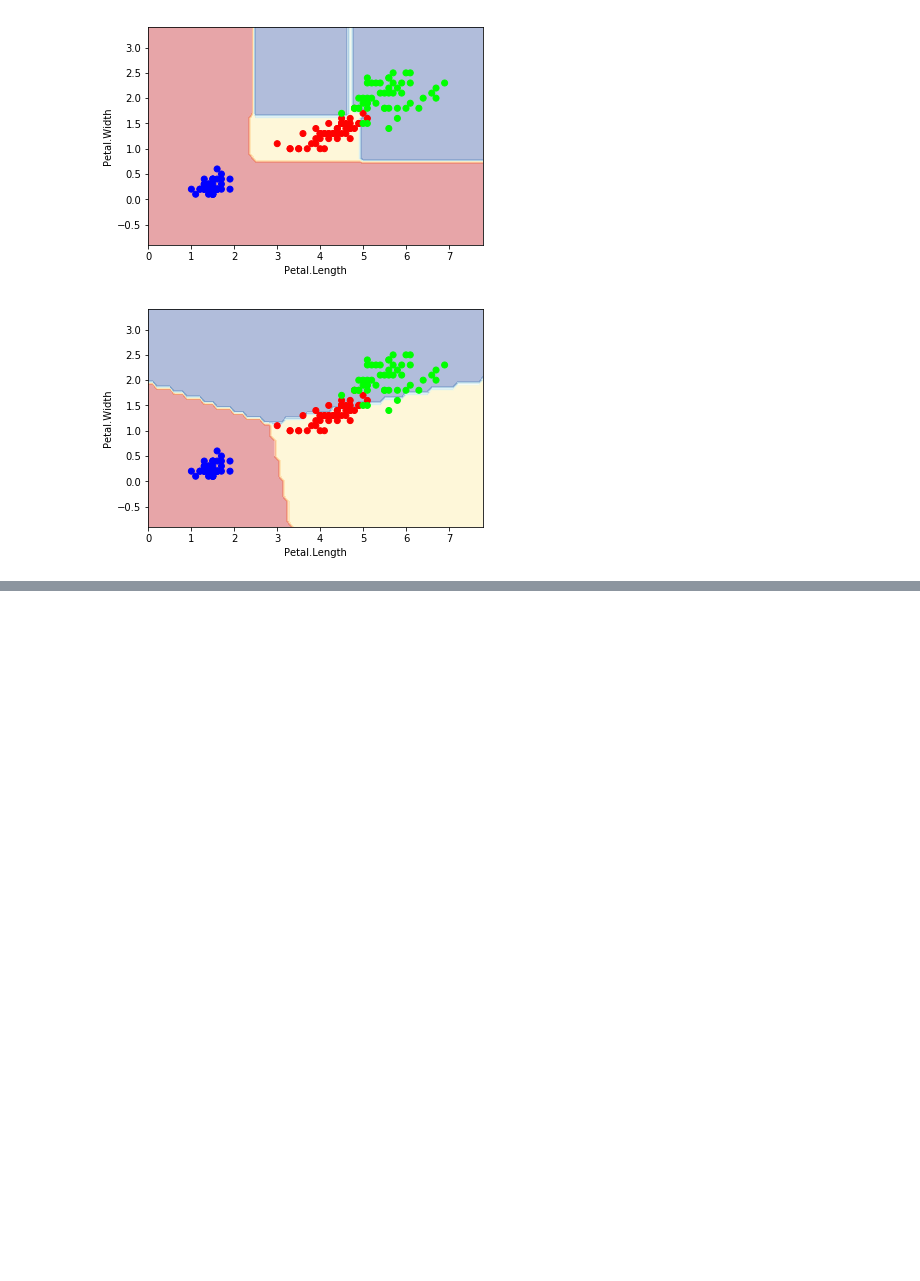
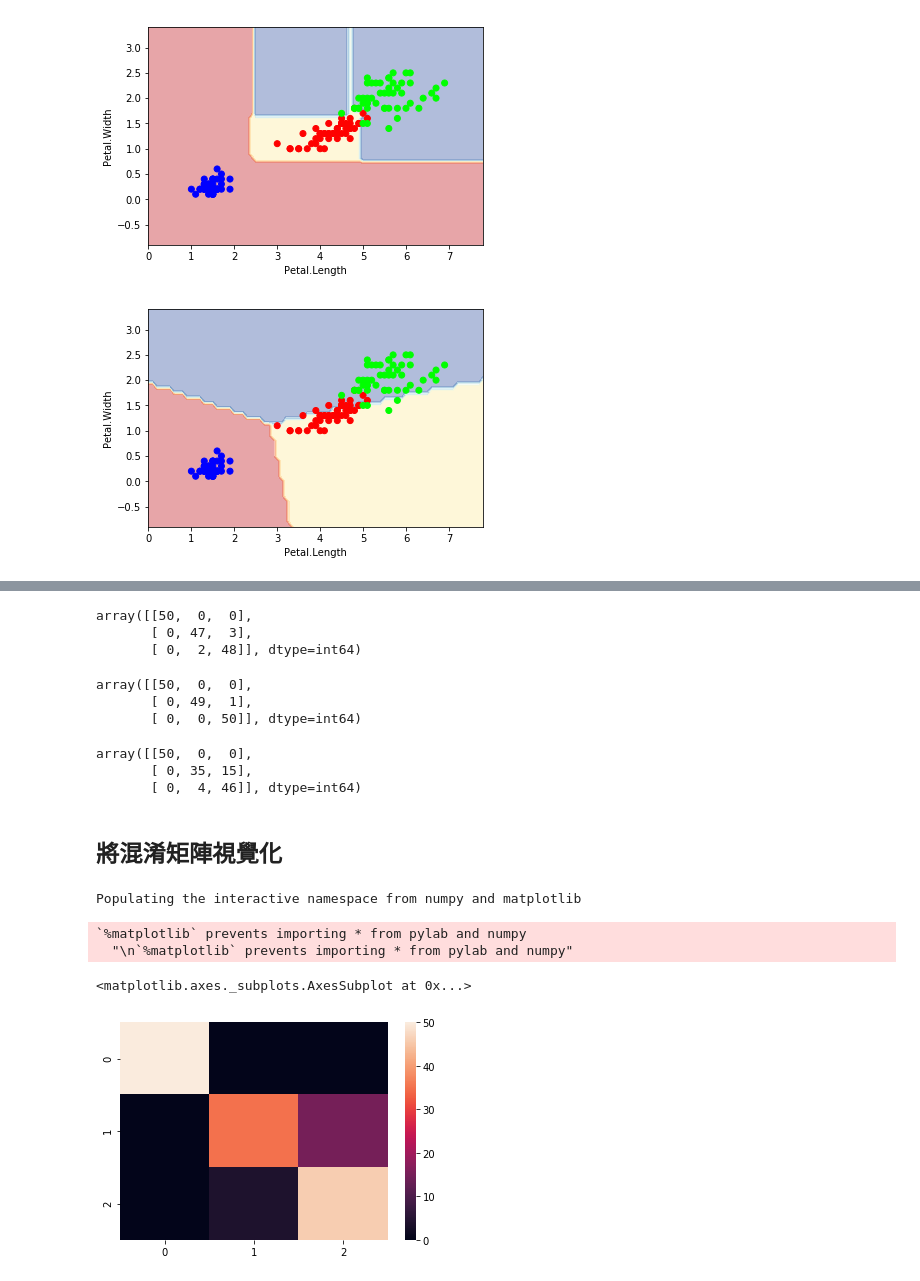
Before and after one commit to ywchiu/pyfintech, a Jupyter notebook: Demo20171026.ipynb, the cells around one changed output, grey strips where cells are left out. Cells and saved outputs as stored; diff of their text form; code cells hidden in the pictures; blank space fills up the shorter version.

```diff
--- a/Demo20171026.ipynb
+++ b/Demo20171026.ipynb
@@ -111,0 +142,22 @@ plot_estimator(clf4,X,y)
+# %%
+from sklearn.datasets import load_iris
+iris = load_iris()
+# %%
+from sklearn.svm import SVC
+from sklearn.linear_model import LogisticRegression
+from sklearn.ensemble import RandomForestClassifier
+from sklearn.tree import DecisionTreeClassifier
+X=iris.data[:,[2,3]]
+y=iris.target
+
+clf1=SVC(kernel="rbf")
+clf1.fit(X,y)
+
+clf2=DecisionTreeClassifier()
+clf2.fit(X,y)
+
+clf3=RandomForestClassifier(n_estimators=10,criterion="entropy")
+clf3.fit(X,y)
+
+clf4=LogisticRegression()
+clf4.fit(X,y)
@@ -111,0 +191,12 @@ plot_estimator(clf4,X,y)
+# %%
+
+
+from sklearn.metrics import confusion_matrix
+
+predicted = clf1.predict(X)
+m = confusion_matrix(y, clf1.predict(X))
+m
+# %% [output]
+array([[50,  0,  0],
+       [ 0, 47,  3],
+       [ 0,  2, 48]], dtype=int64)
@@ -111,0 +210,32 @@ plot_estimator(clf4,X,y)
+# %%
+from sklearn.metrics import confusion_matrix
+
+predicted = clf3.predict(X)
+m = confusion_matrix(y, clf3.predict(X))
+m
+# %% [output]
+array([[50,  0,  0],
+       [ 0, 49,  1],
+       [ 0,  0, 50]], dtype=int64)
+# %%
+from sklearn.metrics import confusion_matrix
+
+predicted = clf4.predict(X)
+m = confusion_matrix(y, clf4.predict(X))
+m
+# %% [output]
+array([[50,  0,  0],
+       [ 0, 35, 15],
+       [ 0,  4, 46]], dtype=int64)
+# %% [markdown]
+## 將混淆矩陣視覺化
+# %%
+%pylab inline
+import seaborn
+seaborn.heatmap(m)
+# %% [output]
+Populating the interactive namespace from numpy and matplotlib
+`%matplotlib` prevents importing * from pylab and numpy
+  "\n`%matplotlib` prevents importing * from pylab and numpy"
+<matplotlib.axes._subplots.AxesSubplot at 0x...>
+[figure, added]
```
Also changed, not shown: parts of 29 cells of this notebook.
